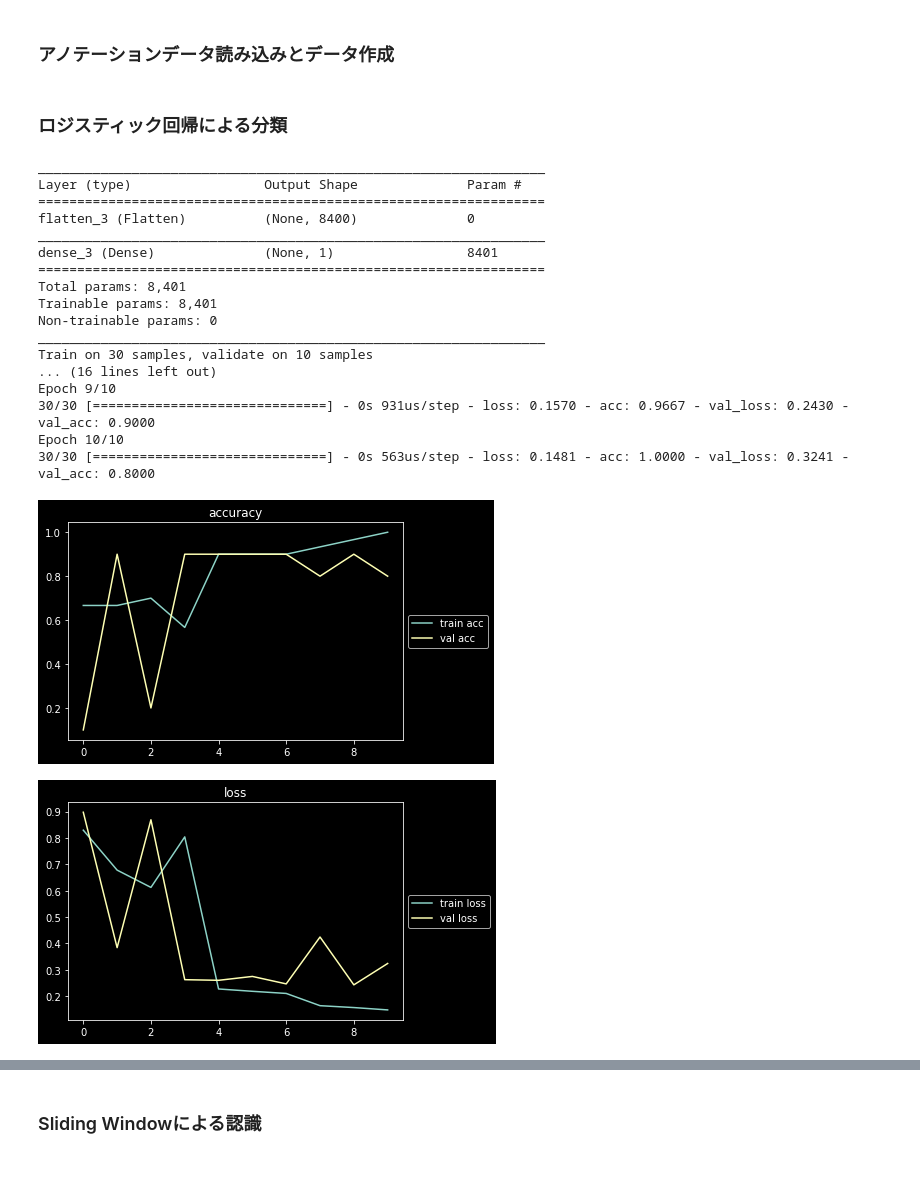
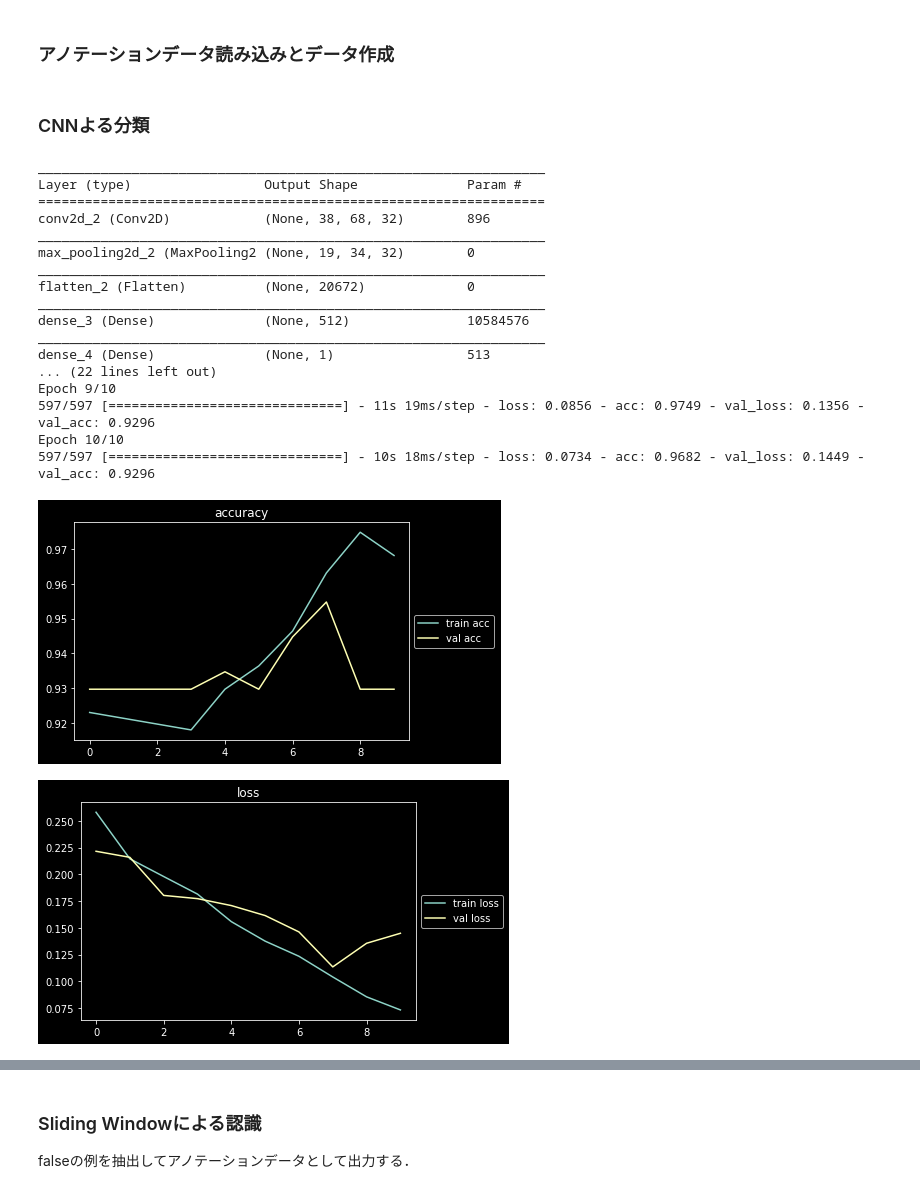
Before and after one commit to equanz/teraken_overtime, a Jupyter notebook: src/floor_recognition/floor_recog.ipynb, the cells around one changed output, grey strips where cells are left out. Saved outputs shown, nothing was run; the diff lists cells and outputs as text; code cells hidden in the pictures.

```diff
--- a/src/floor_recognition/floor_recog.ipynb
+++ b/src/floor_recognition/floor_recog.ipynb
@@ -40,11 +40,9 @@ DUMP_DIR = os.getenv('HOME') + "/teraken_overtime_dump/"
 DATASET_DIR = DUMP_DIR + "annotated/north/"
 LABEL_LIST = ['not', 'fourth']
 
-def make_npdataset(xml_elem: ET.ElementTree, file_name: str):
+def make_npdataset(position: tuple, label_name: str, file_name: str):
     """from annotate data to numpy data"""
     RESIZE_val = 70, 40 # resize value(width, height)
-    # get annotated rect's position
-    position = int(xml_elem.find('bndbox/xmin').text), int(xml_elem.find('bndbox/ymin').text), int(xml_elem.find('bndbox/xmax').text), int(xml_elem.find('bndbox/ymax').text)
 
     # get annotated rect's image
     image = Image.open(file_name).convert("RGB")
@@ -52,7 +50,7 @@ def make_npdataset(xml_elem: ET.ElementTree, file_name: str):
     image_cropped = image_cropped.resize(RESIZE_val)
 
     # get label index
-    label = LABEL_LIST.index(xml_elem.find('name').text)
+    label = LABEL_LIST.index(label_name)
 
     return np.asarray(image_cropped), label
 
@@ -66,7 +64,10 @@ def make_npdatasets(annotate_files: list):
 
         image_filename = root.find('path').text # get image's filename
         for xml_elem in root.findall(OBJECT_QUERY):
-            datasets.append(make_npdataset(xml_elem, image_filename))
+            # get annotated rect's position
+            position = int(xml_elem.find('bndbox/xmin').text), int(xml_elem.find('bndbox/ymin').text), int(xml_elem.find('bndbox/xmax').text), int(xml_elem.find('bndbox/ymax').text)
+            label_name = xml_elem.find('name').text
+            datasets.append(make_npdataset(position, label_name, image_filename))
 
     return datasets
 
@@ -89,7 +90,7 @@ def main():
 if __name__ == "__main__":
     main()
 # %% [markdown]
-### ロジスティック回帰による分類
+### CNNよる分類
 # %%
 from keras import layers, models, backend
 import numpy as np
@@ -106,7 +107,10 @@ RESIZE_val = 40, 70 # resize value(height, width)
 
 def create_model():
     model = models.Sequential()
-    model.add(layers.Flatten(input_shape=tuple(list(RESIZE_val) + [3]))) # flatten layer
+    model.add(layers.Conv2D(32, (3, 3), activation="relu", input_shape=tuple(list(RESIZE_val) + [3]))) # conv layer
+    model.add(layers.MaxPooling2D((2, 2))) # pooling layer
+    model.add(layers.Flatten()) # flatten layer
+    model.add(layers.Dense(512, activation="relu")) # dense layer
     model.add(layers.Dense(1, activation="sigmoid")) # logistic regression (output)
 
     model.summary() # show summary
@@ -150,42 +154,42 @@ def evaluate_data(model, datasets_path):
 
 def main():
     datasets_path = DUMP_DIR + "/floor_datasets.npy"
     model = create_model()
 
     model_stack = train_model(model, datasets_path) # training model
     show_history(model_stack)
 
     # evaluate by testsets
     eval_stack = evaluate_data(model, datasets_path)
     print("test loss: " + str(eval_stack[0]))
     print("test acc: " + str(eval_stack[1]))
 
     # save model
     model_string = model.to_json()
     open(DUMP_DIR + "/floor_model_logistic.json", 'w').write(model_string)
 
     # save parameter
     model.save_weights(DUMP_DIR + "/floor_params_logistic.hdf5")
 
 if __name__ == "__main__":
     main()
 # %% [output]
 _________________________________________________________________
 Layer (type)                 Output Shape              Param #
 =================================================================
-flatten_3 (Flatten)          (None, 8400)              0
+conv2d_2 (Conv2D)            (None, 38, 68, 32)        896
 _________________________________________________________________
-dense_3 (Dense)              (None, 1)                 8401
-=================================================================
-Total params: 8,401
-Trainable params: 8,401
-Non-trainable params: 0
+max_pooling2d_2 (MaxPooling2 (None, 19, 34, 32)        0
 _________________________________________________________________
-Train on 30 samples, validate on 10 samples
-... (16 lines left out)
+flatten_2 (Flatten)          (None, 20672)             0
+_________________________________________________________________
+dense_3 (Dense)              (None, 512)               10584576
+_________________________________________________________________
+dense_4 (Dense)              (None, 1)                 513
+... (22 lines left out)
 Epoch 9/10
-30/30 [==============================] - 0s 931us/step - loss: 0.1570 - acc: 0.9667 - val_loss: 0.2430 - val_acc: 0.9000
+597/597 [==============================] - 11s 19ms/step - loss: 0.0856 - acc: 0.9749 - val_loss: 0.1356 - val_acc: 0.9296
 Epoch 10/10
-30/30 [==============================] - 0s 563us/step - loss: 0.1481 - acc: 1.0000 - val_loss: 0.3241 - val_acc: 0.8000
+597/597 [==============================] - 10s 18ms/step - loss: 0.0734 - acc: 0.9682 - val_loss: 0.1449 - val_acc: 0.9296
-[figure, old version]
+[figure, new version]
-[figure, old version]
+[figure, new version]
@@ -195,5 +199,6 @@ test acc: 0.8999999761581421
 # %% [markdown]
 ### Sliding Windowによる認識
+falseの例を抽出してアノテーションデータとして出力する．
 # %%
 import os
 from keras import models
```
Also changed, not shown: parts of 5 cells of this notebook.
